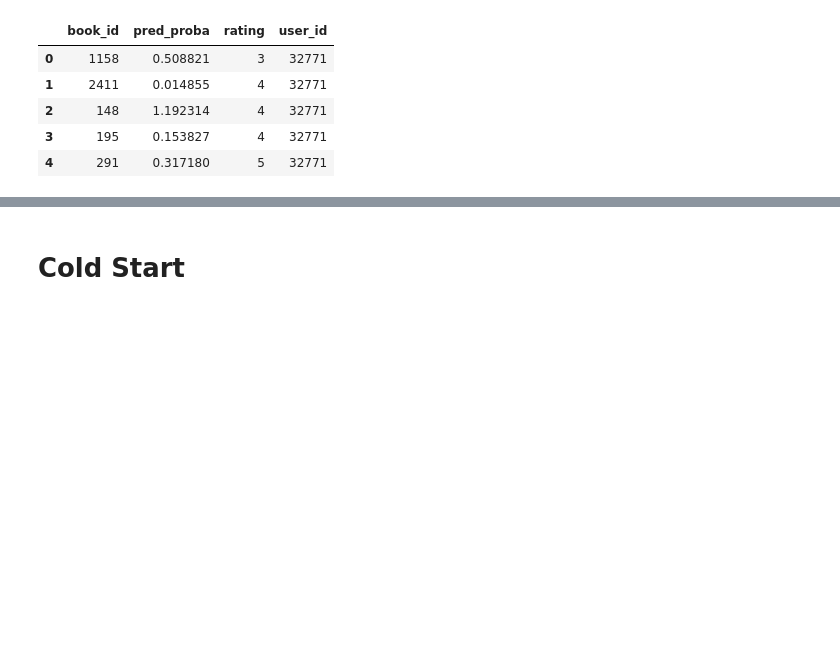
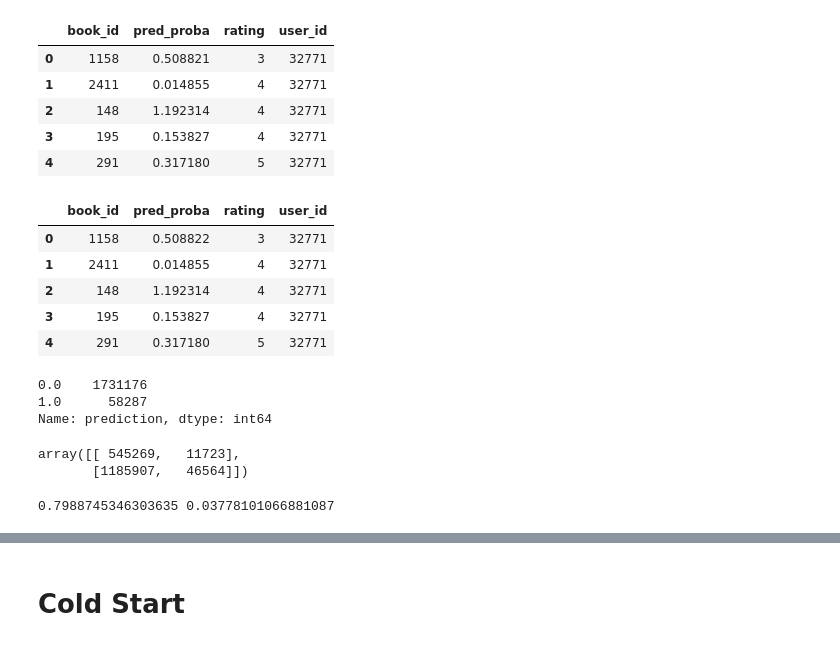
Before and after one commit to manoj0237/DeeplearningandAI-finalproject, a Jupyter notebook: CollaborativeDenoisingAutoencoders.ipynb, the cells around one changed output, grey strips where cells are left out. Drawn from its saved outputs; the diff is of its cells as text; code cells hidden in the pictures; blank space fills up the shorter version.

```diff
--- a/CollaborativeDenoisingAutoencoders.ipynb
+++ b/CollaborativeDenoisingAutoencoders.ipynb
@@ -758,3 +820,13 @@ evaluate_df.head()
 | 4 | 291 | 0.317180 | 5 | 32771 |
 # %%
 evaluate_df.to_csv('cdae_binary_evaluate.csv', index=False)
+# %%
+binary_eval = pd.read_csv('data/cdae_binary_evaluate.csv')
+binary_eval.head()
+# %% [output]
+|  | book_id | pred_proba | rating | user_id |
+| 0 | 1158 | 0.508822 | 3 | 32771 |
+| 1 | 2411 | 0.014855 | 4 | 32771 |
+| 2 | 148 | 1.192314 | 4 | 32771 |
+| 3 | 195 | 0.153827 | 4 | 32771 |
+| 4 | 291 | 0.317180 | 5 | 32771 |
@@ -760,0 +835,14 @@ evaluate_df.to_csv('cdae_binary_evaluate.csv', index=False)
+# %%
+min_p = binary_eval['pred_proba'].min()
+max_p = binary_eval['pred_proba'].max()
+
+def scale_prediction_binary(x, min_p, max_p):
+    raw = (x - min_p) / (max_p - min_p)
+    return np.rint(raw)
+
+binary_eval['prediction'] = binary_eval.apply(lambda x: scale_prediction_binary(x['pred_proba'], min_p, max_p), axis=1)
+binary_eval['prediction'].value_counts()
+# %% [output]
+0.0    1731176
+1.0      58287
+Name: prediction, dtype: int64
@@ -760,0 +851,9 @@ evaluate_df.to_csv('cdae_binary_evaluate.csv', index=False)
+# %%
+cfm
+# %% [output]
+array([[ 545269,   11723],
+       [1185907,   46564]])
+# %%
+print(p, r)
+# %% [output]
+0.7988745346303635 0.03778101066881087
```
Also changed, not shown: parts of 28 cells of this notebook, 12 other files.
